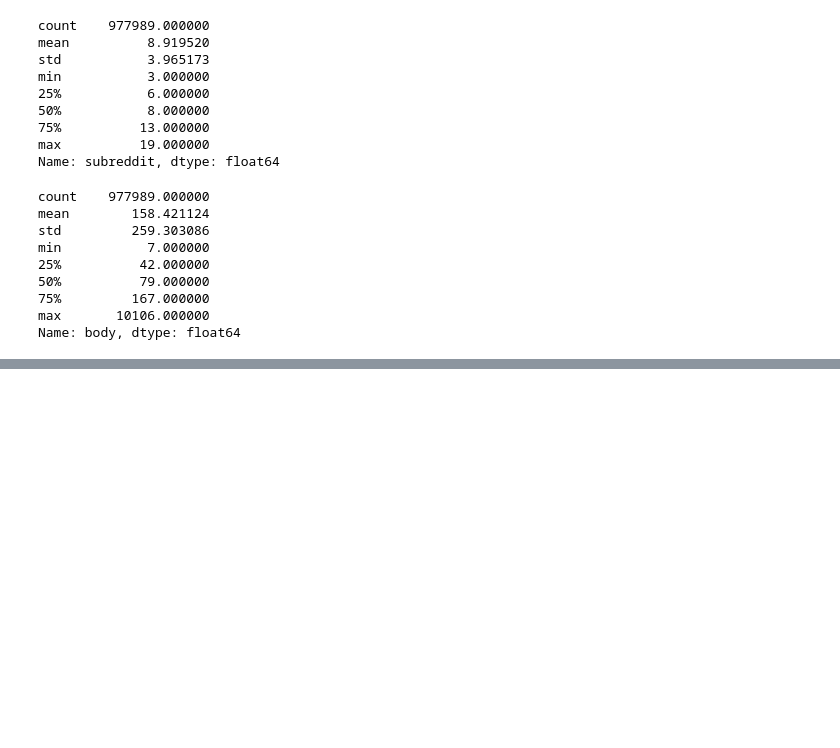
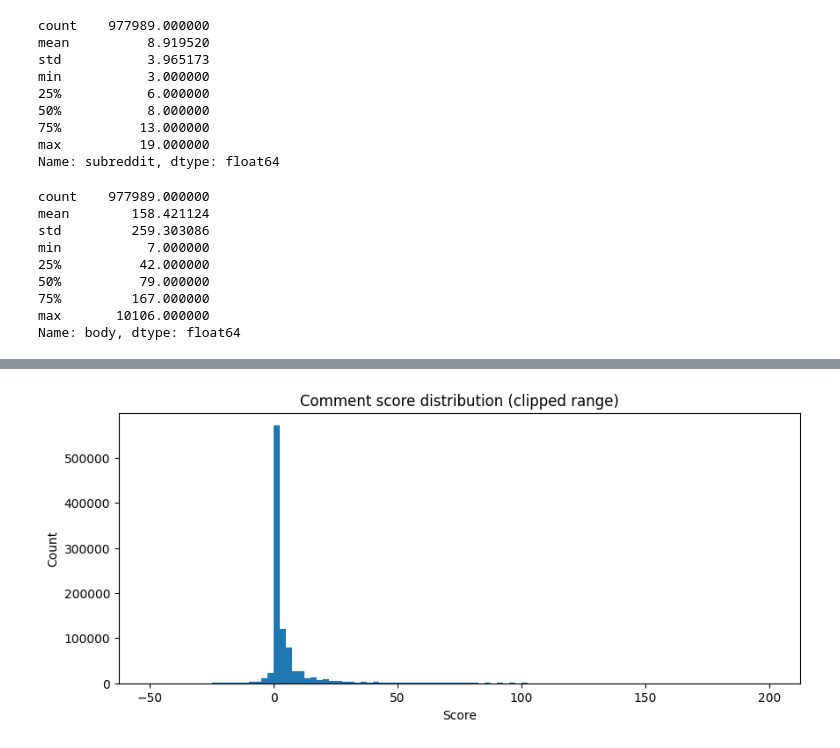
Before and after one commit to mayuri-um/riri-gpt, a Jupyter notebook: dataset.ipynb, the cells around one changed output, grey strips where cells are left out. Cells and saved outputs as stored; diff of their text form; code cells hidden in the pictures; blank space fills up the shorter version.

```diff
--- a/dataset.ipynb
+++ b/dataset.ipynb
@@ -127,0 +185,10 @@ df.to_csv('cleaned_data.csv', index=False)
+# %%
+# Score distribution — heavily skewed usually, so log scale helps
+plt.figure(figsize=(10, 4))
+plt.hist(df['score'], bins=100, range=(-50, 200))
+plt.xlabel('Score')
+plt.ylabel('Count')
+plt.title('Comment score distribution (clipped range)')
+plt.show()
+# %% [output]
+[figure, added]
```
Also changed, not shown: parts of 6 cells of this notebook.
